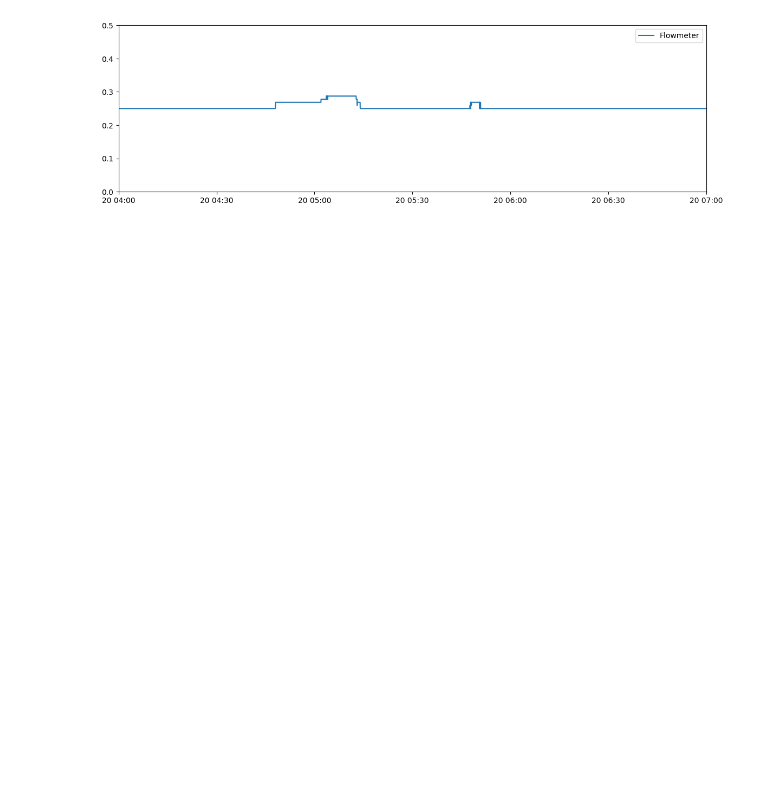
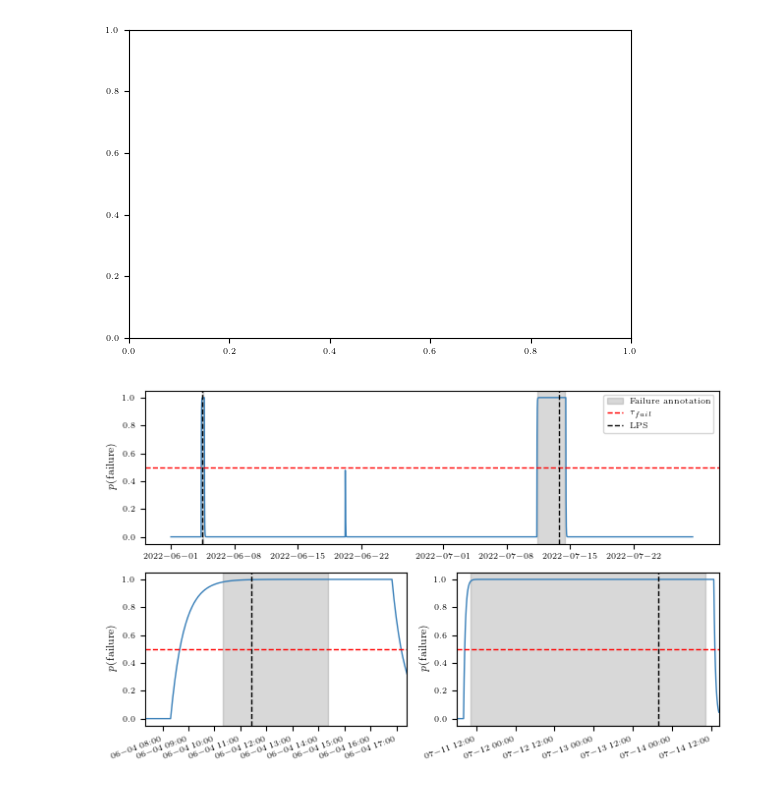
Before and after one commit to MatthiasJakobs/metro-xai, a Jupyter notebook: pt2_failure_detection.ipynb, the cells around one changed output. Saved outputs shown, nothing was run; the diff lists cells and outputs as text; code cells hidden in the pictures; blank space fills up the shorter version.

```diff
--- a/pt2_failure_detection.ipynb
+++ b/pt2_failure_detection.ipynb
@@ -4,6 +4,7 @@ import numpy as np
 import pickle
 import pandas as pd
 import matplotlib.pyplot as plt
+import matplotlib.gridspec as gridspec
 
 from generate_chunks import load_data
 from train_models import ModelTrainer
@@ -12,3 +13,17 @@ from failure_detection import detect_failures, failure_list_to_interval, print_f
 model_name = 'TCN'
 model = ModelTrainer(f'configs/{model_name}.json').fit()
 train_chunks, training_chunk_dates, test_chunks, test_chunk_dates = load_data(version=model.version, scaler=model.scaler)
+
+val_size = int(0.3 * len(train_chunks))
+train_errors = model.calc_loss(train_chunks[-val_size:], train_chunks[-val_size:], average=False).mean(axis=(1,2))
+test_errors_raw = model.calc_loss(test_chunks, test_chunks, average=False)
+test_errors = test_errors_raw.mean(axis=(1,2))
+
+q01, q05, q10, q25, q75, q90, q95, q97, q98, q99 = np.quantile(train_errors, [0.01, 0.05, 0.1, 0.25, 0.75, 0.9, 0.95, 0.97, 0.98, 0.99])
+anom = 3*q99
+
+binary_output = (test_errors > anom).astype(np.int8)
+output = simple_lowpass_filter(binary_output, 0.15)
+np.save('data/pt2_tcn_output.npy', output.squeeze())
+failures = (output > 0.5).astype(np.int8)
+print_failures(test_chunk_dates, failures)
@@ -85,14 +35,44 @@ plt.show()
-# %%
-final_metro = pd.read_csv(f'MetroPT2.csv')
-final_metro['timestamp'] = pd.to_datetime(final_metro['timestamp'])
-final_metro = final_metro.sort_values('timestamp')
-final_metro.reset_index(drop=True, inplace=True)
-
-plt.figure(figsize=(14, 4))
-plt.plot(final_metro.timestamp, final_metro.Flowmeter, label='Flowmeter')
-plt.xlim(np.datetime64('2022-06-20T04:00:00'), np.datetime64('2022-06-20T07:00:00'))
-plt.ylim(0, 0.5)
-plt.legend()
-plt.show()
-# %% [output]
-[figure, removed]
+# %%
+
+from plotting import default_plot
+
+feature_names = ['TP2', 'TP3', 'H1', 'DV_pressure', 'Reservoirs', 'Oil_temperature', 'Flowmeter', 'Motor_current', 'COMP']
+
+actual_failures = [
+    (np.datetime64('2022-06-04T10:19:24'), np.datetime64('2022-06-04T14:22:39')),
+    (np.datetime64('2022-07-11T10:10:18'), np.datetime64('2022-07-14T10:22:08')),
+]
+
+gs = gridspec.GridSpec(2,2)
+fig, axs = default_plot(width_fraction=2, height_fraction=1, sharey=True)
+fig = plt.figure(figsize=fig.get_size_inches())
+plt.rcParams.update({'date.autoformatter.hour': '%m-%d %H:00'})
+
+rot = 20
+
+ax1 = fig.add_subplot(gs[0, :])
+ax2 = fig.add_subplot(gs[1, 0])
+ax3 = fig.add_subplot(gs[1, 1])
+
+for idx, ax in enumerate([ax1, ax2, ax3]):
+    for idx2, (start, end) in enumerate(actual_failures):
+        ax.axvspan(start, end, color='grey', alpha=0.3, label='Failure annotation' if idx == 0 and idx2 == 0 else '')
+
+    ax.plot(test_chunk_dates[:, 1], output, color='C1', label='' if idx == 0 else '')
+    ax.axhline(y=0.5, color='red', linestyle='--', label=r'$\tau_{fail}$' if idx==0 else '')
+    ax.set_ylabel(r'$p(\textrm{failure})$')
+
+    ax.axvline(x=np.datetime64('2022-06-04T11:26:01.422000000'), color='black', linestyle='--', label='LPS' if idx == 0 else '')
+    ax.axvline(x=np.datetime64('2022-07-13T19:43:52.593000000'), color='black', linestyle='--')
+
+ax2.set_xlim(actual_failures[0][0]-np.timedelta64(3, 'h'), actual_failures[0][1]+np.timedelta64(3, 'h'))
+ax2.set_xticks(ax2.get_xticks(), ax2.get_xticklabels(), rotation=rot, ha='right')
+ax3.set_xlim(actual_failures[1][0]-np.timedelta64(4, 'h'), actual_failures[1][1]+np.timedelta64(4, 'h'))
+ax3.set_xticks(ax3.get_xticks(), ax3.get_xticklabels(), rotation=rot, ha='right')
+
+fig.legend(bbox_to_anchor=(0.98, 0.97))
+fig.tight_layout()
+fig.savefig('plots/prob_results.pdf', transparent=True, bbox_inches='tight')
+# %% [output]
+[figure, added]
+[figure, added]
```
Also changed, not shown: parts of 4 cells of this notebook, 2 other files.
